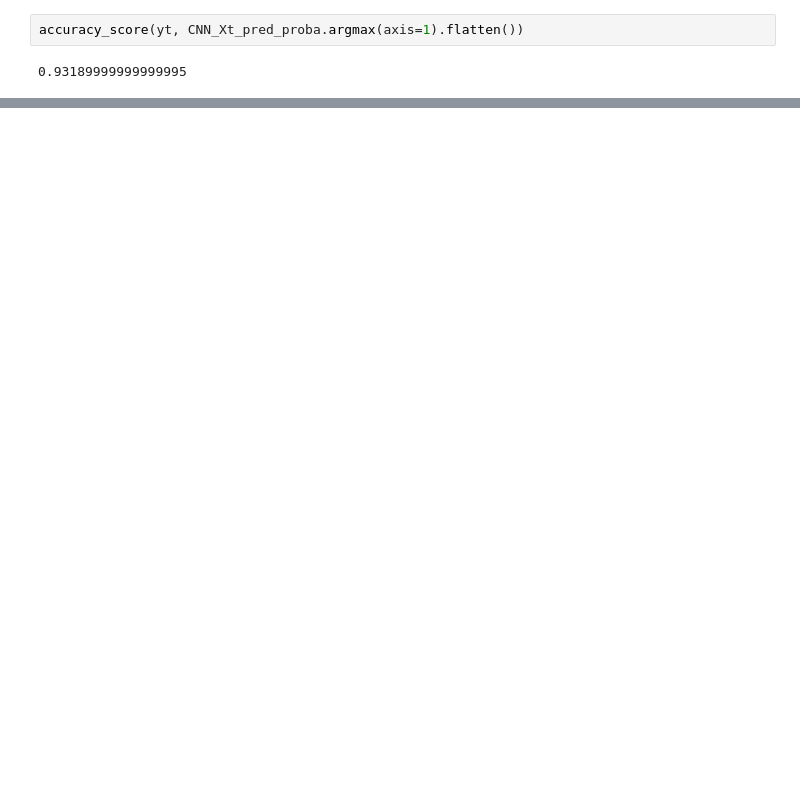
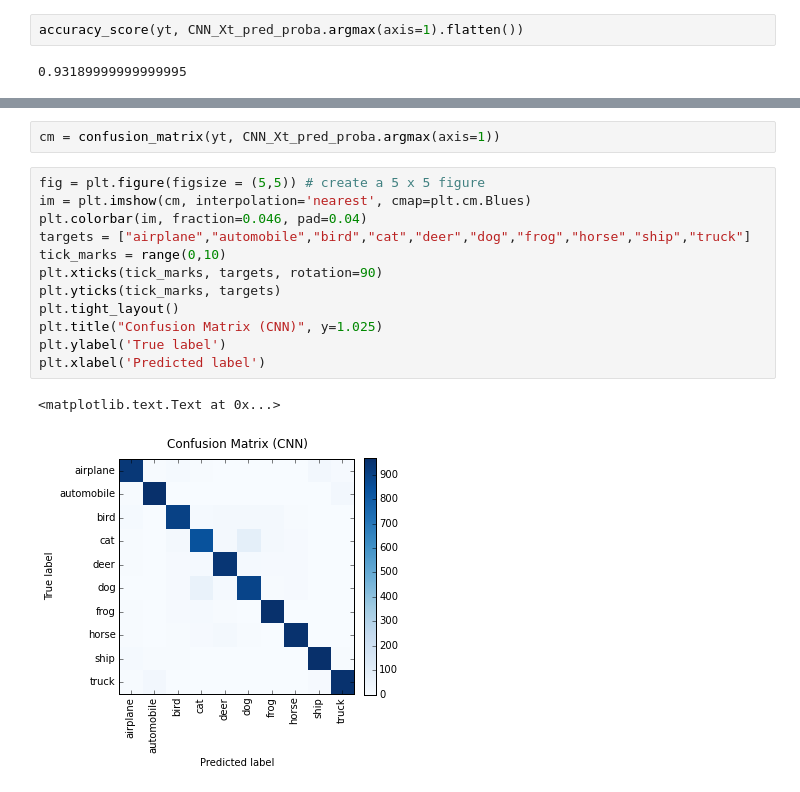
Before and after one commit to devyhia/cifar-10, a Jupyter notebook: Classifier Fusion.ipynb, the cells around one changed output, grey strips where cells are left out. Saved outputs shown, nothing was run; the diff lists cells and outputs as text; blank space fills up the shorter version.

```diff
--- a/Classifier Fusion.ipynb
+++ b/Classifier Fusion.ipynb
@@ -148,0 +517,17 @@ accuracy_score(yt, CNN_Xt_pred_proba.argmax(axis=1).flatten())
+# %%
+cm = confusion_matrix(yt, CNN_Xt_pred_proba.argmax(axis=1))
+# %%
+fig = plt.figure(figsize = (5,5)) # create a 5 x 5 figure
+im = plt.imshow(cm, interpolation='nearest', cmap=plt.cm.Blues)
+plt.colorbar(im, fraction=0.046, pad=0.04)
+targets = ["airplane","automobile","bird","cat","deer","dog","frog","horse","ship","truck"]
+tick_marks = range(0,10)
+plt.xticks(tick_marks, targets, rotation=90)
+plt.yticks(tick_marks, targets)
+plt.tight_layout()
+plt.title("Confusion Matrix (CNN)", y=1.025)
+plt.ylabel('True label')
+plt.xlabel('Predicted label')
+# %% [output]
+<matplotlib.text.Text at 0x...>
+[figure, added]
```
Also changed, not shown: parts of 84 cells of this notebook, 9 other files.
